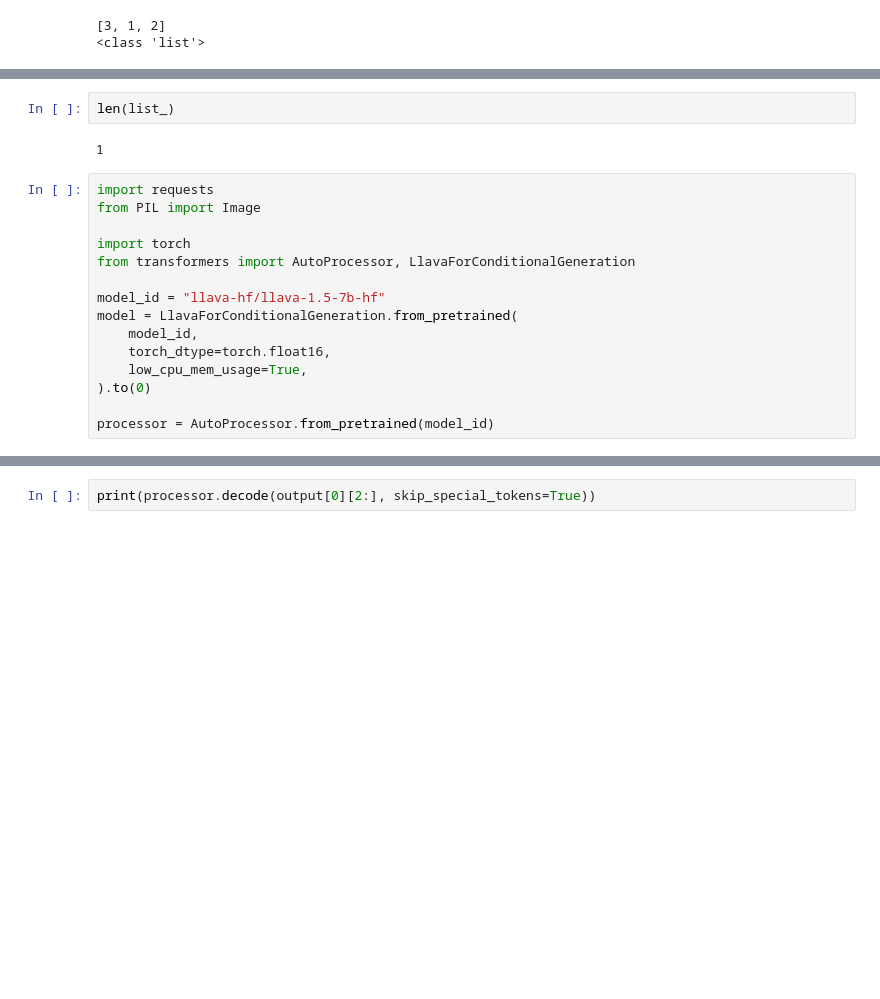
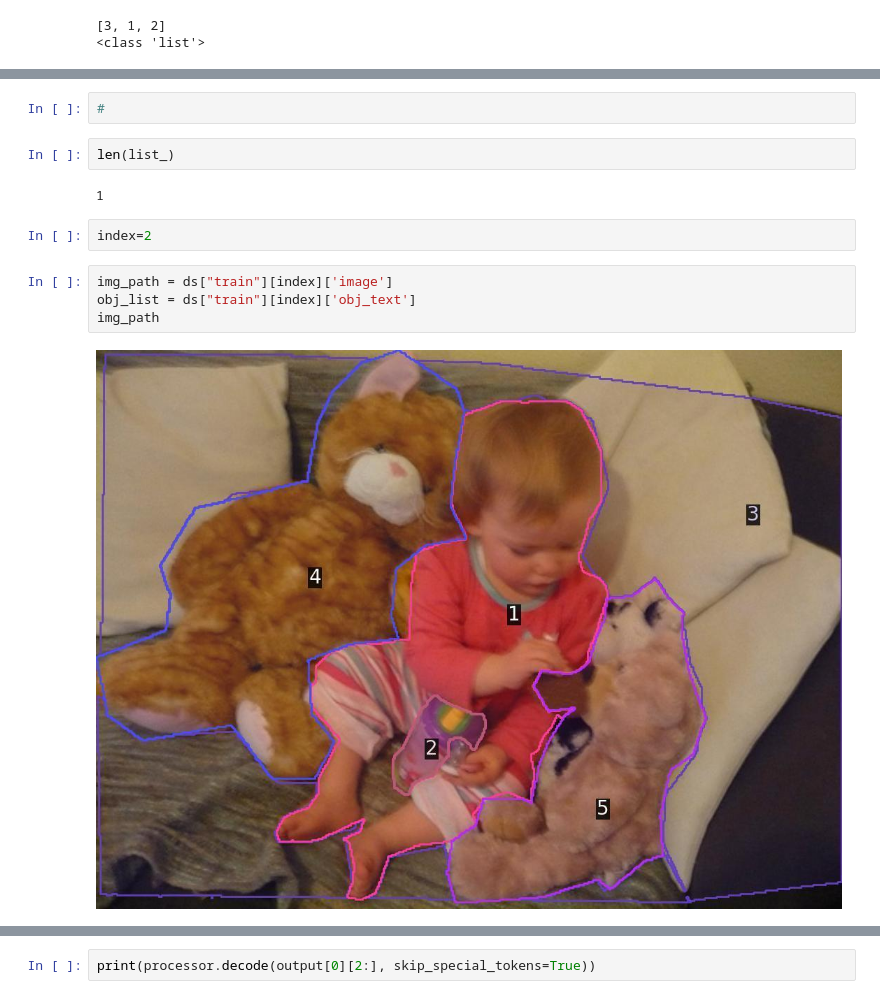
Before and after one commit to Rajarshi12321/ByDeWay, a Jupyter notebook: VLM_query.ipynb, the cells around one changed output, grey strips where cells are left out. Drawn from its saved outputs; the diff is of its cells as text; blank space fills up the shorter version.

```diff
--- a/VLM_query.ipynb
+++ b/VLM_query.ipynb
@@ -284,22 +261,17 @@ response TITLE |  <0x0A>  | 1 <0x0A> 1 | 1 <0x0A> 2 | 2 <0x0A> 3 | 3 <0x0A> 4 |
+# %%
+#
 # %%
 len(list_)
 # %% [output]
 1
-# %%
-import requests
-from PIL import Image
-
-import torch
-from transformers import AutoProcessor, LlavaForConditionalGeneration
-
-model_id = "llava-hf/llava-1.5-7b-hf"
-model = LlavaForConditionalGeneration.from_pretrained(
-    model_id,
-    torch_dtype=torch.float16,
-    low_cpu_mem_usage=True,
-).to(0)
-
-processor = AutoProcessor.from_pretrained(model_id)
+# %%
+index=2
+# %%
+img_path = ds["train"][index]['image']
+obj_list = ds["train"][index]['obj_text']
+img_path
+# %% [output]
+[figure, added]
 # %%
 
 # Define a chat history and use `apply_chat_template` to get correctly formatted prompt
```
Also changed, not shown: parts of 9 cells of this notebook.
